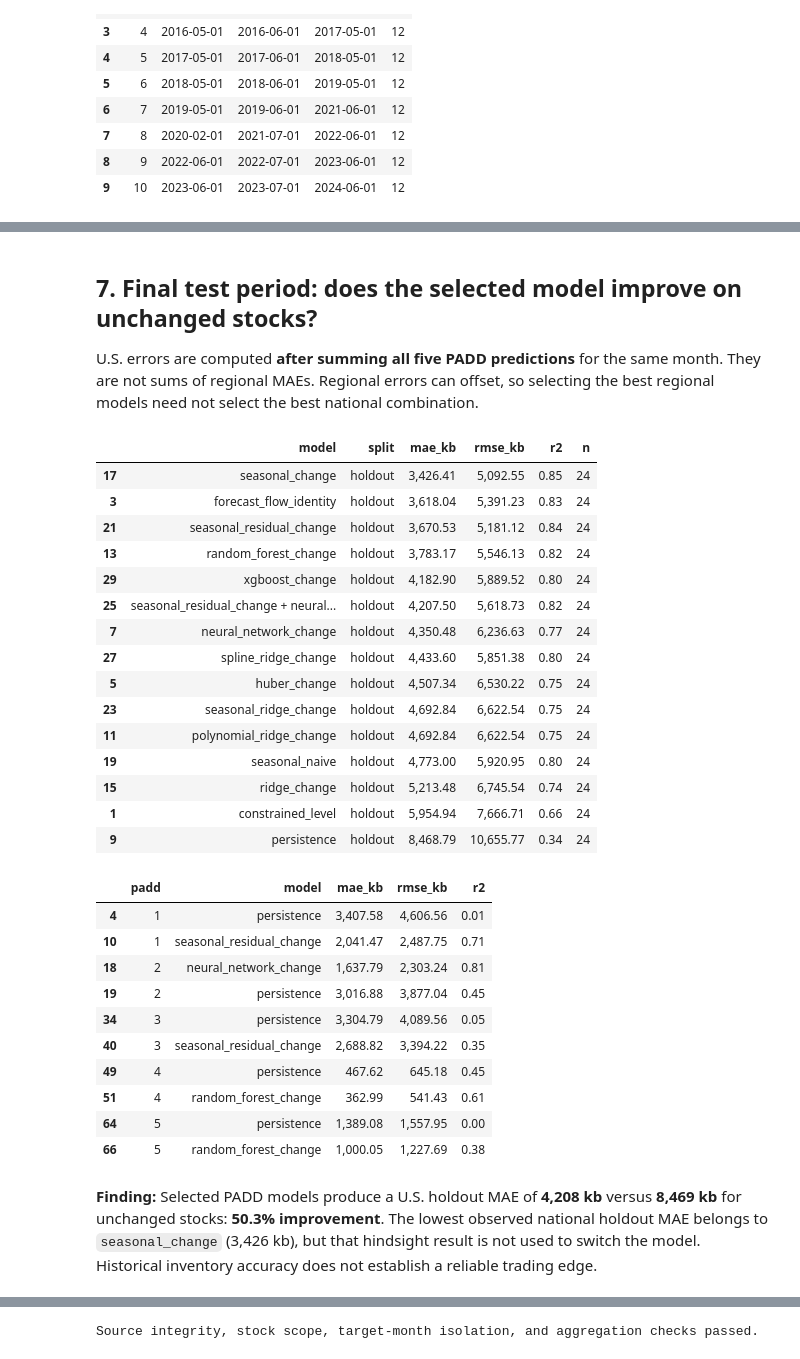
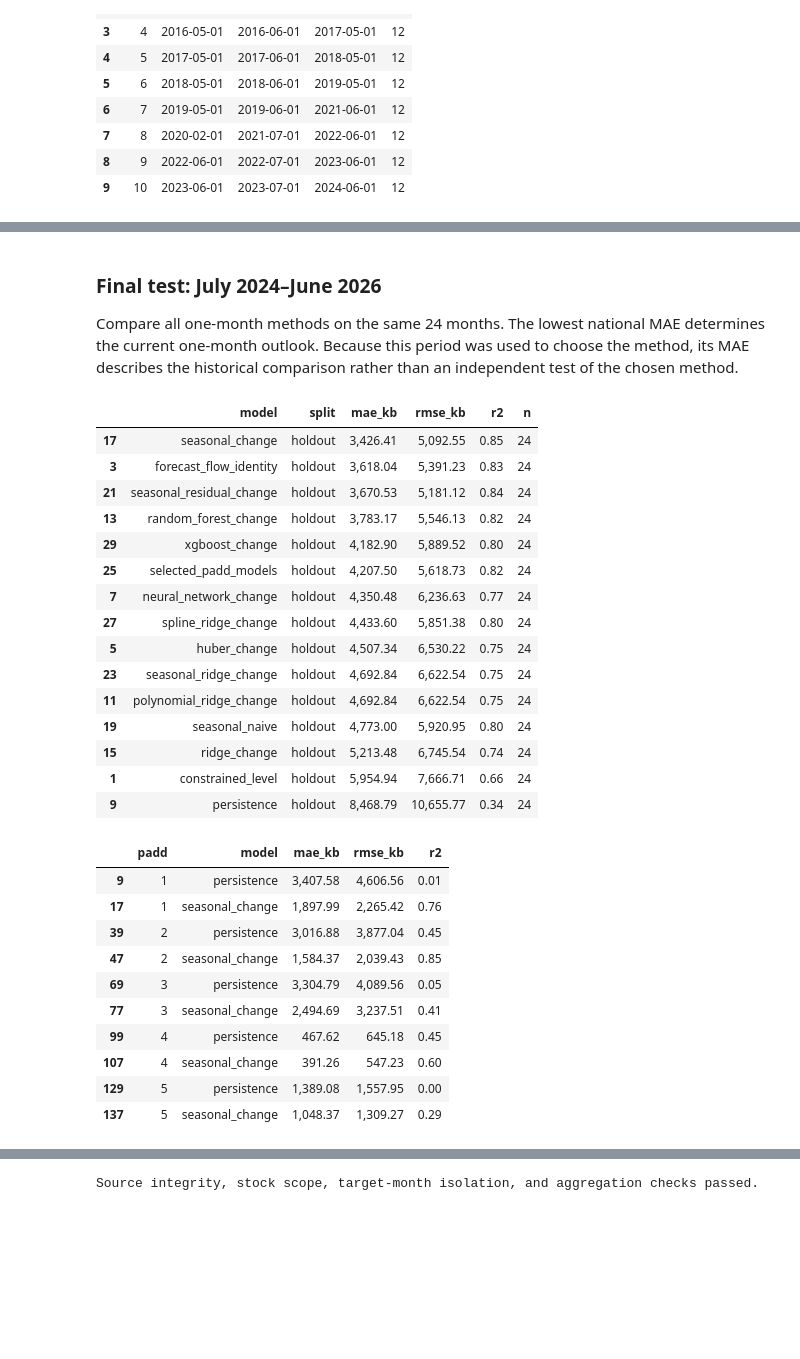
Before and after one commit to calvinchou711/US_SND_GASOLINE, a Jupyter notebook: us_snd_model_results.ipynb, the cells around one changed output, grey strips where cells are left out. Saved outputs shown, nothing was run; the diff lists cells and outputs as text; code cells hidden in the pictures; blank space fills up the shorter version.

```diff
--- a/us_snd_model_results.ipynb
+++ b/us_snd_model_results.ipynb
@@ -1191,7 +1147,7 @@ tables = {'padd_monthly_model':panel,'us_monthly_model':us_history,
     'padd_forecast_12m':regional,'us_forecast_12m':national,'latest_forecast':latest,
     'recursive_cv_predictions':recursive_cv, 'us_recursive_cv_predictions':us_recursive_cv,
     'year_ahead_model_cv_metrics':horizon_scores,
-    'recursive_benchmark_predictions':pd.concat(recursive_benchmarks, ignore_index=True),
+    'recursive_benchmark_predictions':recursive_benchmarks,
     'recursive_holdout_predictions':recursive,'us_recursive_holdout_predictions':us_recursive,
     'recursive_holdout_metrics':metric_table(recursive,['padd']),
     'us_recursive_horizon_metrics':metric_table(us_recursive,['horizon']), 'fit_warnings':fit_warnings,
@@ -1248,10 +1200,12 @@ metadata = {'product':'Total motor gasoline: finished motor gasoline plus motor
     'holdout_start':str(samples[1].month.iloc[-24].date()),
     'forecast_timing':'One month after latest observed EIA month; conditional on prior monthly data being available. Current revised history, not a real-time release-vintage backtest.',
     'one_month_models':one_month_models,
+    'one_month_model':one_month_model,
     'one_month_model_label':one_month_model_label,
+    'development_year_ahead_model':development_year_ahead_model,
     'year_ahead_model':year_ahead_model,
-    'horizon_selection':'Lowest national error across six full non-COVID development years; retune using only past observations at each origin',
-    'selection':'GridSearchCV per PADD/model on development data; lowest pooled development CV MAE per PADD including baselines; no holdout tuning',
+    'horizon_selection':'Compare the development-selected family with persistence, the current one-month method, and same-month-last-year stocks on two final-period annual paths. Use the lowest national MAE for the current twelve-month outlook; these paths are now part of model choice.',
+    'selection':'Regional comparison models use lowest pooled development CV MAE per PADD. Current one-month outlook uses the lowest national MAE on the final 24 months; that period is now part of model choice, so its score is descriptive rather than an untouched test of the deployed method.',
     'hyperparameter_search':{'method':'GridSearchCV', 'folds':folds,
         'scoring':'neg_mean_absolute_error', 'splitter':'TimeSeriesSplit on non-COVID target dates; 12 eligible observations per development block',
         'evaluation':'Development scores reuse tuning folds and are selection scores, not nested CV estimates. Final 24 months excluded from every search.',
@@ -1391,56 +1349,48 @@ display(pd.read_csv(OUTPUT / 'constrained_model_coefficients.csv'))
 | 3 | 4 | 1,238.70 | 0.70 | 0.21 | 0.12 | 0.00 | 0.00 | ... |
 | 4 | 5 | 15,871.19 | 0.49 | 0.38 | 0.41 | 0.35 | 0.00 | ... |
 # %% [markdown]
-## 7. Final test period: does the selected model improve on unchanged stocks?
+### Final test: July 2024–June 2026
 
-U.S. errors are computed **after summing all five PADD predictions** for the same month. They are not sums of regional MAEs. Regional errors can offset, so selecting the best regional models need not select the best national combination.
+Compare all one-month methods on the same 24 months. The lowest national MAE determines the current one-month outlook. Because this period was used to choose the method, its MAE describes the historical comparison rather than an independent test of the chosen method.
 # %%
-# Report the selected PADD combination against persistence on national holdout
+# Report the current one-month model against persistence on national holdout
 # MAE. A positive improvement means lower error. Also identify the best observed
-# holdout candidate for context without using hindsight to change the selection.
+# holdout candidate used for the current one-month outlook.
 
 national_scores = tables['us_model_metrics'].query("split == 'holdout'").sort_values('mae_kb')
-display(national_scores.assign(model=national_scores.model.replace(
-    {'selected_padd_models': metadata['one_month_model_label']})))
-selected_names = tables['selected_models'][['padd','selected_model']]
-regional_scores = tables['padd_model_metrics'].query("split == 'holdout'").merge(selected_names, on='padd')
-regional_scores = regional_scores[regional_scores.model.eq('persistence') | regional_scores.model.eq(regional_scores.selected_model)]
+display(national_scores)
+regional_scores = tables['padd_model_metrics'].query("split == 'holdout'")
+regional_scores = regional_scores[regional_scores.model.eq('persistence') | regional_scores.model.eq(metadata['one_month_model'])]
 display(regional_scores[['padd','model','mae_kb','rmse_kb','r2']])
-selected_mae = national_scores.set_index('model').loc['selected_padd_models','mae_kb']
+selected_mae = national_scores.set_index('model').loc[metadata['one_month_model'],'mae_kb']
 naive_mae = national_scores.set_index('model').loc['persistence','mae_kb']
 improvement = 100*(1-selected_mae/naive_mae)
 best_holdout = national_scores.iloc[0]
-display(Markdown(f"**Finding:** Selected PADD models produce a U.S. holdout MAE of **{selected_mae:,.0f} kb** "
-    f"versus **{naive_mae:,.0f} kb** for unchanged stocks: **{improvement:.1f}% improvement**. "
-    f"The lowest observed national holdout MAE belongs to `{metadata['one_month_model_label'] if best_holdout.model == 'selected_padd_models' else best_holdout.model}` "
-    f"({best_holdout.mae_kb:,.0f} kb), but that hindsight result is not used to switch the model. "
-    "Historical inventory accuracy does not establish a reliable trading edge."))
 # %% [output]
 |  | model | split | mae_kb | rmse_kb | r2 | n |
 | 17 | seasonal_change | holdout | 3,426.41 | 5,092.55 | 0.85 | 24 |
 | 3 | forecast_flow_identity | holdout | 3,618.04 | 5,391.23 | 0.83 | 24 |
 | 21 | seasonal_residual_change | holdout | 3,670.53 | 5,181.12 | 0.84 | 24 |
 | 13 | random_forest_change | holdout | 3,783.17 | 5,546.13 | 0.82 | 24 |
 | 29 | xgboost_change | holdout | 4,182.90 | 5,889.52 | 0.80 | 24 |
-| 25 | seasonal_residual_change + neural... | holdout | 4,207.50 | 5,618.73 | 0.82 | 24 |
+| 25 | selected_padd_models | holdout | 4,207.50 | 5,618.73 | 0.82 | 24 |
 | 7 | neural_network_change | holdout | 4,350.48 | 6,236.63 | 0.77 | 24 |
 | 27 | spline_ridge_change | holdout | 4,433.60 | 5,851.38 | 0.80 | 24 |
 | 5 | huber_change | holdout | 4,507.34 | 6,530.22 | 0.75 | 24 |
 | 23 | seasonal_ridge_change | holdout | 4,692.84 | 6,622.54 | 0.75 | 24 |
 | 11 | polynomial_ridge_change | holdout | 4,692.84 | 6,622.54 | 0.75 | 24 |
 | 19 | seasonal_naive | holdout | 4,773.00 | 5,920.95 | 0.80 | 24 |
 | 15 | ridge_change | holdout | 5,213.48 | 6,745.54 | 0.74 | 24 |
 | 1 | constrained_level | holdout | 5,954.94 | 7,666.71 | 0.66 | 24 |
 | 9 | persistence | holdout | 8,468.79 | 10,655.77 | 0.34 | 24 |
 |  | padd | model | mae_kb | rmse_kb | r2 |
-| 4 | 1 | persistence | 3,407.58 | 4,606.56 | 0.01 |
-| 10 | 1 | seasonal_residual_change | 2,041.47 | 2,487.75 | 0.71 |
-| 18 | 2 | neural_network_change | 1,637.79 | 2,303.24 | 0.81 |
-| 19 | 2 | persistence | 3,016.88 | 3,877.04 | 0.45 |
-| 34 | 3 | persistence | 3,304.79 | 4,089.56 | 0.05 |
-| 40 | 3 | seasonal_residual_change | 2,688.82 | 3,394.22 | 0.35 |
-| 49 | 4 | persistence | 467.62 | 645.18 | 0.45 |
-| 51 | 4 | random_forest_change | 362.99 | 541.43 | 0.61 |
-| 64 | 5 | persistence | 1,389.08 | 1,557.95 | 0.00 |
-| 66 | 5 | random_forest_change | 1,000.05 | 1,227.69 | 0.38 |
+| 9 | 1 | persistence | 3,407.58 | 4,606.56 | 0.01 |
+| 17 | 1 | seasonal_change | 1,897.99 | 2,265.42 | 0.76 |
+| 39 | 2 | persistence | 3,016.88 | 3,877.04 | 0.45 |
+| 47 | 2 | seasonal_change | 1,584.37 | 2,039.43 | 0.85 |
+| 69 | 3 | persistence | 3,304.79 | 4,089.56 | 0.05 |
+| 77 | 3 | seasonal_change | 2,494.69 | 3,237.51 | 0.41 |
+| 99 | 4 | persistence | 467.62 | 645.18 | 0.45 |
+| 107 | 4 | seasonal_change | 391.26 | 547.23 | 0.60 |
+| 129 | 5 | persistence | 1,389.08 | 1,557.95 | 0.00 |
+| 137 | 5 | seasonal_change | 1,048.37 | 1,309.27 | 0.29 |
-**Finding:** Selected PADD models produce a U.S. holdout MAE of **4,208 kb** versus **8,469 kb** for unchanged stocks: **50.3% improvement**. The lowest observed national holdout MAE belongs to `seasonal_change` (3,426 kb), but that hindsight result is not used to switch the model. Historical inventory accuracy does not establish a reliable trading edge.
```
Also changed, not shown: parts of 60 cells of this notebook, 39 other files.
